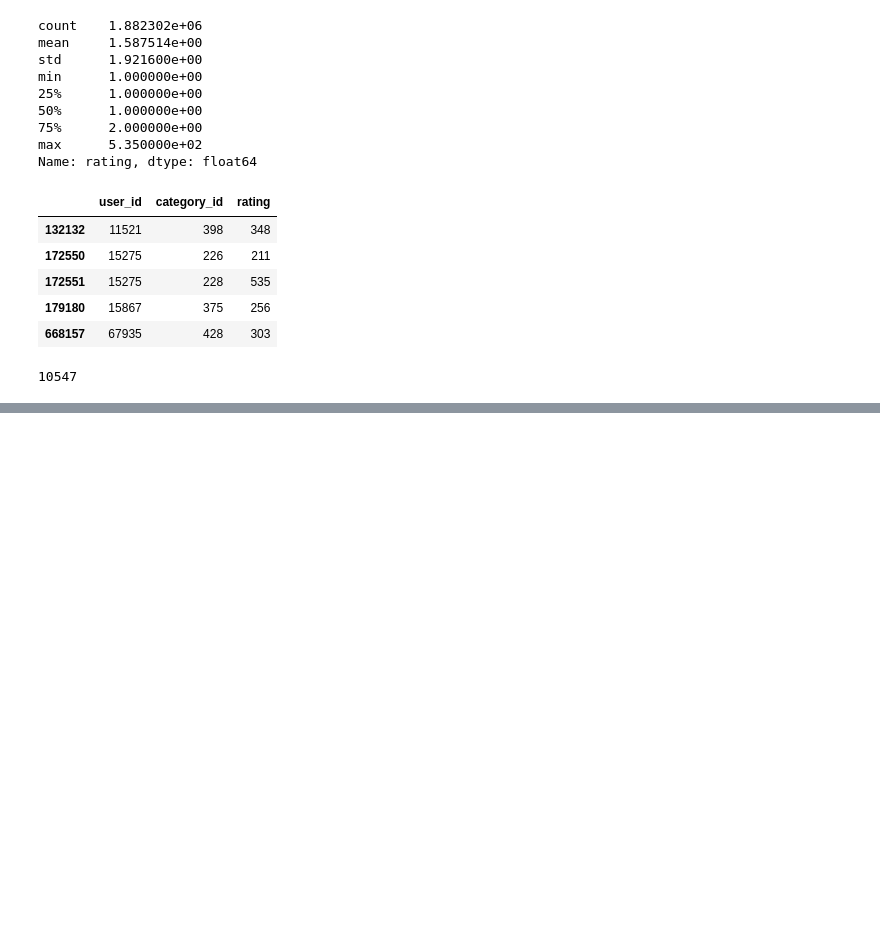
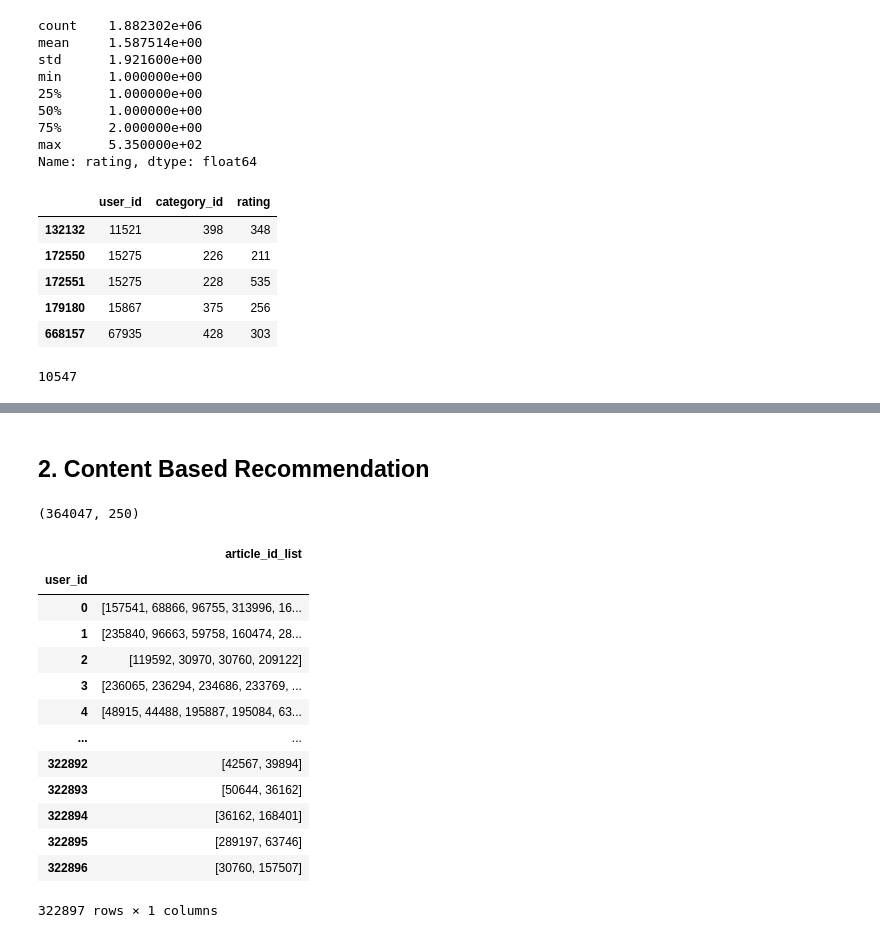
Before and after one commit to octave-ati/Designing-a-Recommendation-Model, a Jupyter notebook: P9_01_Notebook.ipynb, the cells around one changed output, grey strips where cells are left out. Cells and saved outputs as stored; diff of their text form; code cells hidden in the pictures; blank space fills up the shorter version.

Commit message:
Beginning content-based recommendation

```diff
--- a/P9_01_Notebook.ipynb
+++ b/P9_01_Notebook.ipynb
@@ -187,0 +538,28 @@ len(engagement[engagement.rating > 10])
+# %% [markdown]
+## 2. Content Based Recommendation
+# %%
+content = pd.read_pickle('Data/articles_embeddings.pickle')
+
+print(content.shape)
+# %% [output]
+(364047, 250)
+# %%
+article_list = click_df.groupby('user_id').agg(
+    article_id_list = ('click_article_id', lambda x: list(x)),
+)
+article_list
+# %% [output]
+|  | article_id_list |
+| user_id |  |
+| 0 | [157541, 68866, 96755, 313996, 16... |
+| 1 | [235840, 96663, 59758, 160474, 28... |
+| 2 | [119592, 30970, 30760, 209122] |
+| 3 | [236065, 236294, 234686, 233769, ... |
+| 4 | [48915, 44488, 195887, 195084, 63... |
+| ... | ... |
+| 322892 | [42567, 39894] |
+| 322893 | [50644, 36162] |
+| 322894 | [36162, 168401] |
+| 322895 | [289197, 63746] |
+| 322896 | [30760, 157507] |
+322897 rows × 1 columns
```
Also changed, not shown: parts of 26 cells of this notebook.
